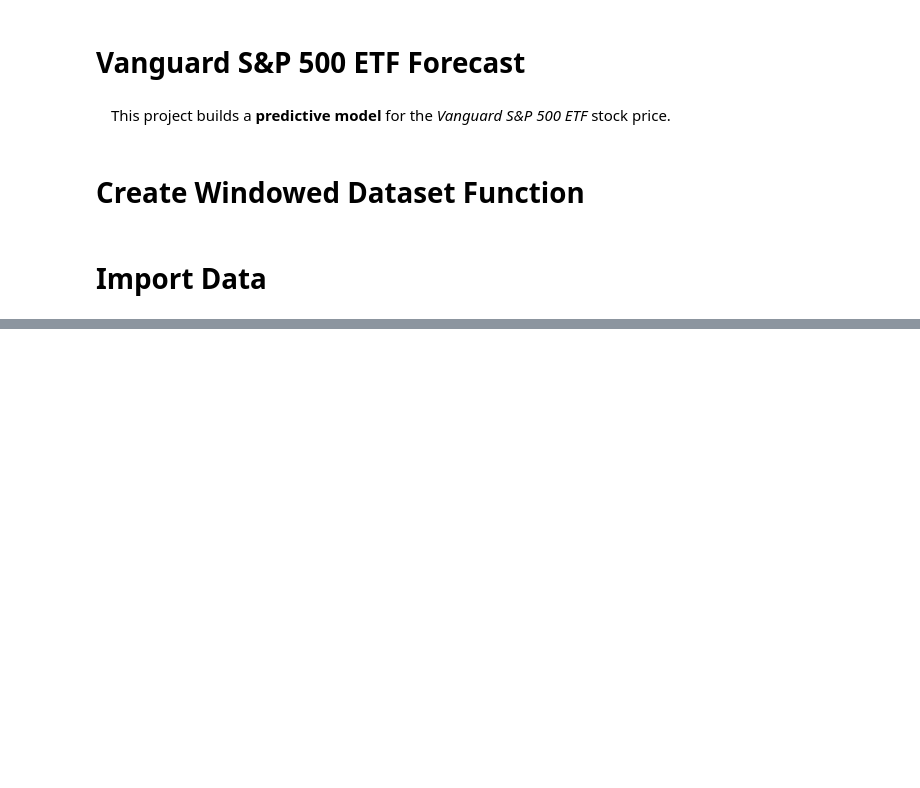
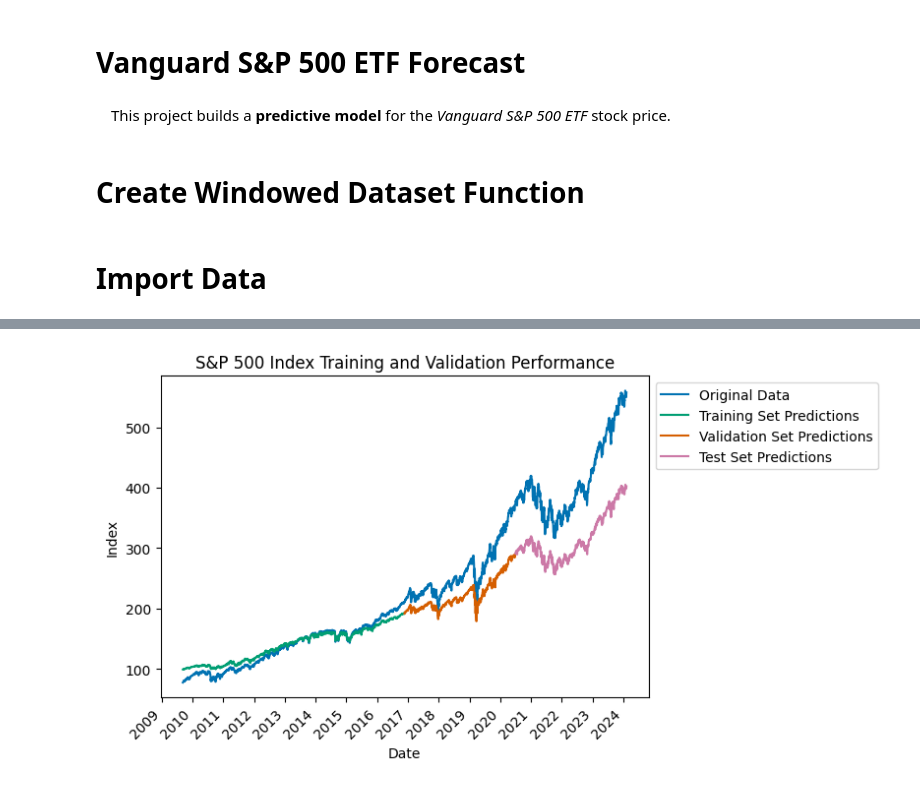
Before and after one commit to moscmh/portfolio, a Jupyter notebook: Time_Series/Tickers/voo.ipynb, the cells around one changed output, grey strips where cells are left out. Drawn from its saved outputs; the diff is of its cells as text; code cells hidden in the pictures; blank space fills up the shorter version.

```diff
--- a/Time_Series/Tickers/voo.ipynb
+++ b/Time_Series/Tickers/voo.ipynb
@@ -77,0 +126,8 @@ memory usage: 254.9 KB
+# %%
+window_size = 1
+X_train, y_train = create_dataset(train_scaled, window_size=window_size)
+X_val, y_val = create_dataset(validate_scaled, window_size=window_size)
+X_test, y_test = create_dataset(test_scaled, window_size=window_size)
+print(f"X_train: {X_train.shape}\ny_train: {y_train.shape}")
+print(f"X_val: {X_val.shape}\ny_val: {y_val.shape}")
+print(f"X_test: {X_test.shape}\ny_test: {y_test.shape}")
@@ -77,0 +143,7 @@ memory usage: 254.9 KB
+# %%
+def reshape_df(df):
+    return np.reshape(df, (df.shape[0], 1, df.shape[1]))
+
+X_train_reshaped = reshape_df(X_train)
+X_val_reshaped = reshape_df(X_val)
+X_test_reshaped = reshape_df(X_test)
@@ -77,0 +154,73 @@ memory usage: 254.9 KB
+# %%
+# Modelling
+model = tf.keras.Sequential()
+
+model.add(layers.SimpleRNN(10, input_shape=(1, window_size), activation='relu'))
+model.add(layers.Dense(10, activation='relu'))
+model.add(layers.Dense(1))
+
+model.compile(optimizer='adam', loss='mean_squared_error')
+model.summary()
+
+# Fit model with 1 epochs
+model.fit(X_train_reshaped, y_train, epochs=5)
+
+# Make predictions on train and validate data
+train_pred = model.predict(X_train_reshaped)
+val_pred = model.predict(X_val_reshaped)
+test_pred = model.predict(X_test_reshaped)
+
+# Un-scale the predictions
+train_pred_rescaled = scaler.inverse_transform(train_pred)
+val_pred_rescaled = scaler.inverse_transform(val_pred)
+test_pred_rescaled = scaler.inverse_transform(test_pred)
+
+# Load in the original data (for comparison)
+baseline = ticks
+########
+def rewindow_train_indexes(window, train_pred):
+    return window, len(train_pred) + window
+
+def rewindow_val_indexes(window, train_pred, val_pred):
+    return len(train_pred) + 2*window, len(train_pred) + 2*window + len(val_pred)
+
+def rewindow_test_indexes(window, train_pred, val_pred):
+    return len(train_pred) + len(val_pred) + 3*window, None
+
+train_start, train_end = rewindow_train_indexes(window_size, train_pred_rescaled)
+val_start, val_end = rewindow_val_indexes(window_size, train_pred_rescaled, val_pred_rescaled)
+test_start, test_end = rewindow_test_indexes(window_size, train_pred_rescaled, val_pred_rescaled)
+########
+# Un-window the training predictions
+plot_train_pred = np.empty((len(baseline)))
+plot_train_pred[:] = np.nan
+plot_train_pred[train_start:train_end] = train_pred_rescaled[:,0]
+# Un-window the validate predictions
+plot_val_pred = np.empty((len(baseline)))
+plot_val_pred[:] = np.nan
+plot_val_pred[val_start:val_end] = val_pred_rescaled[:,0]
+# Un-window the test predictions
+plot_test_pred = np.empty((len(baseline)))
+plot_test_pred[:] = np.nan
+plot_test_pred[test_start:test_end] = test_pred_rescaled[:,0]
+# Plot the original data
+plt.plot(baseline, label="Original Data")
+# Plot the predictions
+plt.plot(baseline.index, plot_train_pred, label="Training Set Predictions")
+plt.plot(baseline.index, plot_val_pred, label="Validation Set Predictions")
+plt.plot(baseline.index, plot_test_pred, label="Test Set Predictions")
+
+# Add title, axis labels, and a legend
+plt.title('S&P 500 Index Training and Validation Performance')
+plt.xlabel('Date')
+plt.gca().xaxis.set_major_locator(mdates.YearLocator())
+plt.gcf().autofmt_xdate()
+plt.xticks(rotation=45)
+plt.ylabel('Index')
+plt.legend(loc='upper left', bbox_to_anchor=(1, 1))
+plt.show()
+
+print(f"R2 score for training: {r2_score(scaler.inverse_transform([y_train])[0], train_pred_rescaled)}")
+print(f"R2 score for validation: {r2_score(scaler.inverse_transform([y_val])[0], val_pred_rescaled)}")
+print(f"R2 score for test: {r2_score(scaler.inverse_transform([y_test])[0], test_pred_rescaled)}")
+# %% [output]
@@ -77,0 +253 @@ memory usage: 254.9 KB
+[figure, added]
```
Also changed, not shown: parts of 17 cells of this notebook, 1 other file.
